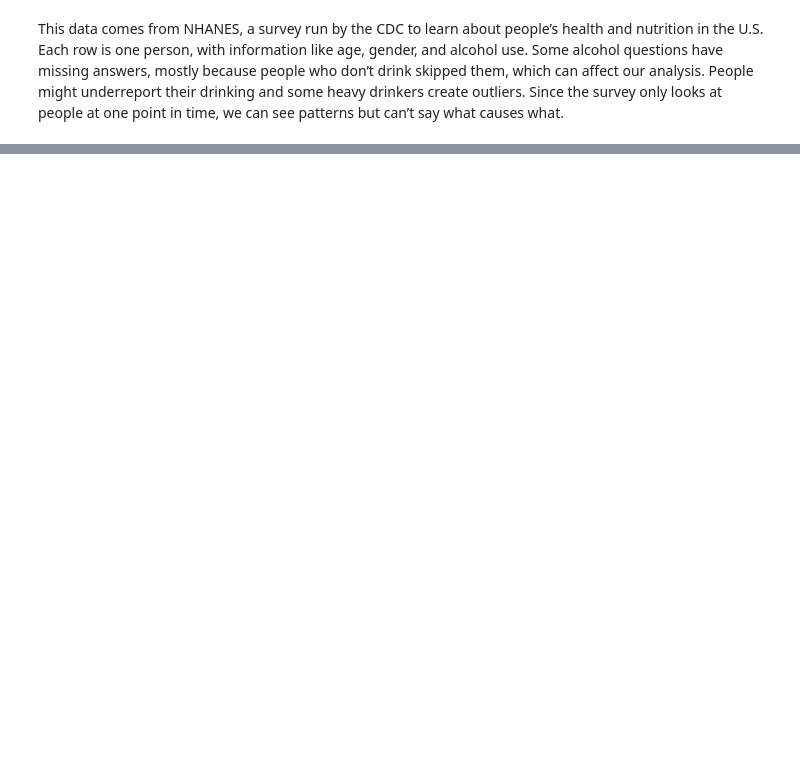
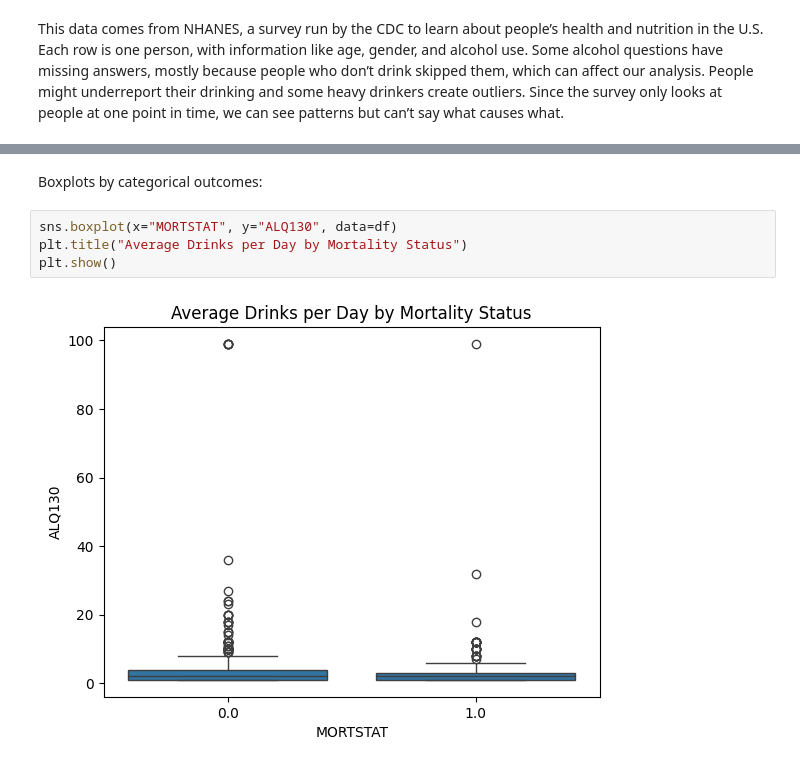
Before and after one commit to clairicelou/project_1_bsds, a Jupyter notebook: Project1_DS3021.ipynb, the cells around one changed output, grey strips where cells are left out. Drawn from its saved outputs; the diff is of its cells as text; blank space fills up the shorter version.

```diff
--- a/Project1_DS3021.ipynb
+++ b/Project1_DS3021.ipynb
@@ -344,0 +376,8 @@ Describe the variables you selected to predict mortality and life expectancy, an
+# %% [markdown]
+Boxplots by categorical outcomes:
+# %%
+sns.boxplot(x="MORTSTAT", y="ALQ130", data=df)
+plt.title("Average Drinks per Day by Mortality Status")
+plt.show()
+# %% [output]
+[figure, added]
```
Also changed, not shown: parts of 20 cells of this notebook.
